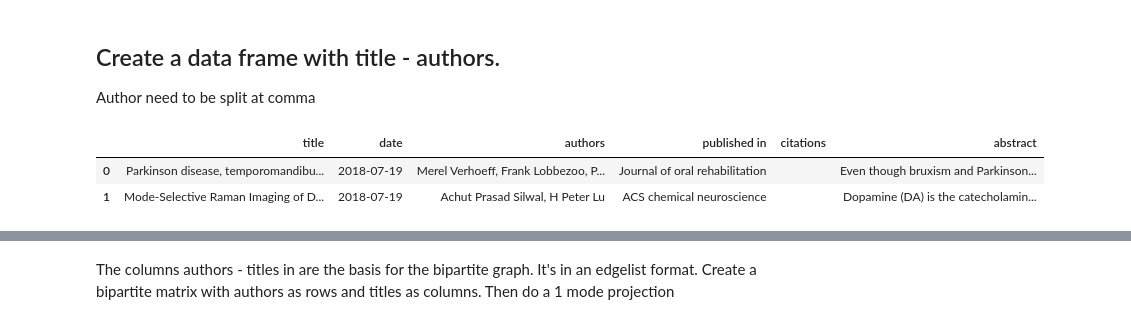
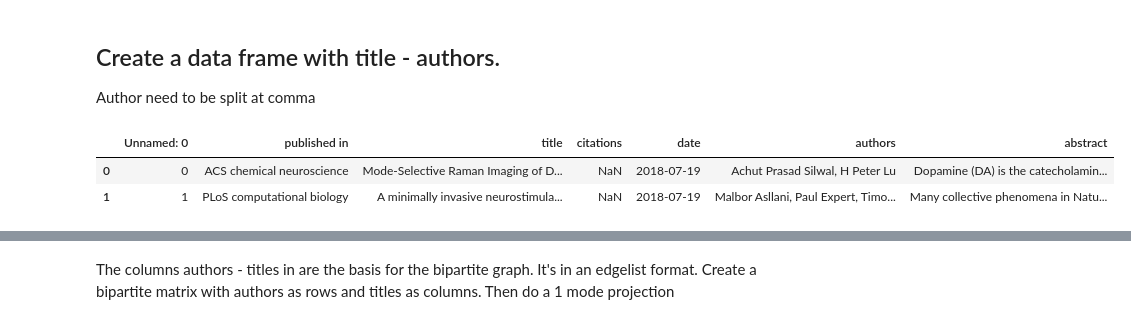
Before and after one commit to methoddatascience/Octans, a Jupyter notebook: co-authorship network.ipynb, the cells around one changed output, grey strips where cells are left out. Saved outputs shown, nothing was run; the diff lists cells and outputs as text; code cells hidden in the pictures.

```diff
--- a/co-authorship network.ipynb
+++ b/co-authorship network.ipynb
@@ -80,0 +83,2 @@ df.head()
+# %%
+df = pd.read_csv('parkinson_1960tonow.csv')
@@ -80,0 +110,2 @@ df.head()
+# %%
+df_new = df[df['authors'].notnull()]
@@ -94,11 +129,11 @@ axis_font = { 'size':'14'}
 
 Author need to be split at comma
 # %%
-df.head(2)
+df_new.head(2)
 # %% [output]
-|  | title | date | authors | published in | citations | abstract |
-| 0 | Parkinson disease, temporomandibu... | 2018-07-19 | Merel Verhoeff, Frank Lobbezoo, P... | Journal of oral rehabilitation |  | Even though bruxism and Parkinson... |
-| 1 | Mode-Selective Raman Imaging of D... | 2018-07-19 | Achut Prasad Silwal, H Peter Lu | ACS chemical neuroscience |  | Dopamine (DA) is the catecholamin... |
+|  | Unnamed: 0 | published in | title | citations | date | authors | abstract |
+| 0 | 0 | ACS chemical neuroscience | Mode-Selective Raman Imaging of D... | NaN | 2018-07-19 | Achut Prasad Silwal, H Peter Lu | Dopamine (DA) is the catecholamin... |
+| 1 | 1 | PLoS computational biology | A minimally invasive neurostimula... | NaN | 2018-07-19 | Malbor Asllani, Paul Expert, Timo... | Many collective phenomena in Natu... |
 # %%
 # https://gist.github.com/jlln/338b4b0b55bd6984f883
 
```
Also changed, not shown: parts of 25 cells of this notebook, 1 other file.
